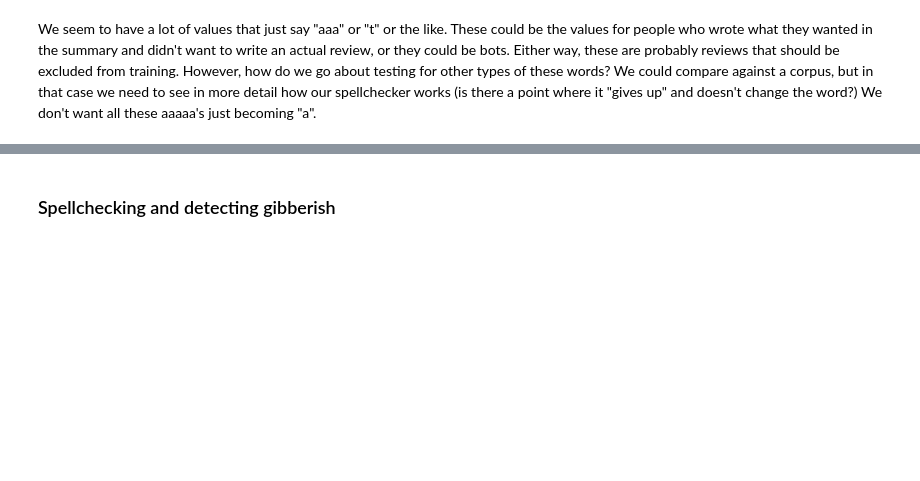
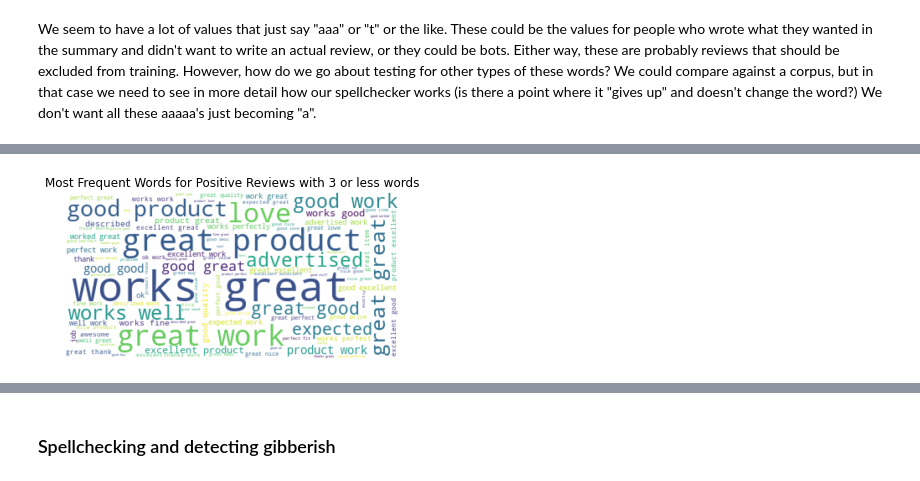
Before and after one commit to dannygallagher/Amazon-Review-Sentiment-Analysis, a Jupyter notebook: Preprocessing and EDA.ipynb, the cells around one changed output, grey strips where cells are left out. Saved outputs shown, nothing was run; the diff lists cells and outputs as text; code cells hidden in the pictures; blank space fills up the shorter version.

```diff
--- a/Preprocessing and EDA.ipynb
+++ b/Preprocessing and EDA.ipynb
@@ -555,0 +749,31 @@ We seem to have a lot of values that just say "aaa" or "t" or the like. These co
+# %%
+from PIL import Image
+from wordcloud import WordCloud, STOPWORDS, ImageColorGenerator
+
+#el_pnn = pd.read_csv('electronics_downsampled_pos_neg_neutral.csv')
+
+#el_positive = el_pnn.loc[el_pnn['pos_neg'] == 'positive']
+#el_negative = el_pnn.loc[el_pnn['pos_neg'] == 'negative']
+#el_neutral = el_pnn.loc[el_pnn['pos_neg'] == 'neutral']
+
+el_tiny = el_clean[el_clean['num_words'] < 4]
+el_oneword = el_clean[el_clean['num_words'] < 2]
+
+el_positive = el_tiny.loc[el_tiny['pos_neg'] == 'positive']
+el_negative = el_tiny.loc[el_tiny['pos_neg'] == 'negative']
+el_neutral = el_tiny.loc[el_tiny['pos_neg'] == 'neutral']
+
+pos_text = " ".join(review for review in el_positive['reviewText'].astype(str))
+neg_text = " ".join(review for review in el_negative['reviewText'].astype(str))
+neut_text = " ".join(review for review in el_neutral['reviewText'].astype(str))
+
+stopwords = set(STOPWORDS)
+# %%
+poswordcloud = WordCloud(stopwords=stopwords, max_words=100, background_color="white").generate(pos_text)
+plt.figure()
+plt.imshow(poswordcloud, interpolation="bilinear")
+plt.axis("off")
+plt.title('Most Frequent Words for Positive Reviews with 3 or less words')
+plt.show()
+# %% [output]
+[figure, added]
```
Also changed, not shown: parts of 114 cells of this notebook.
